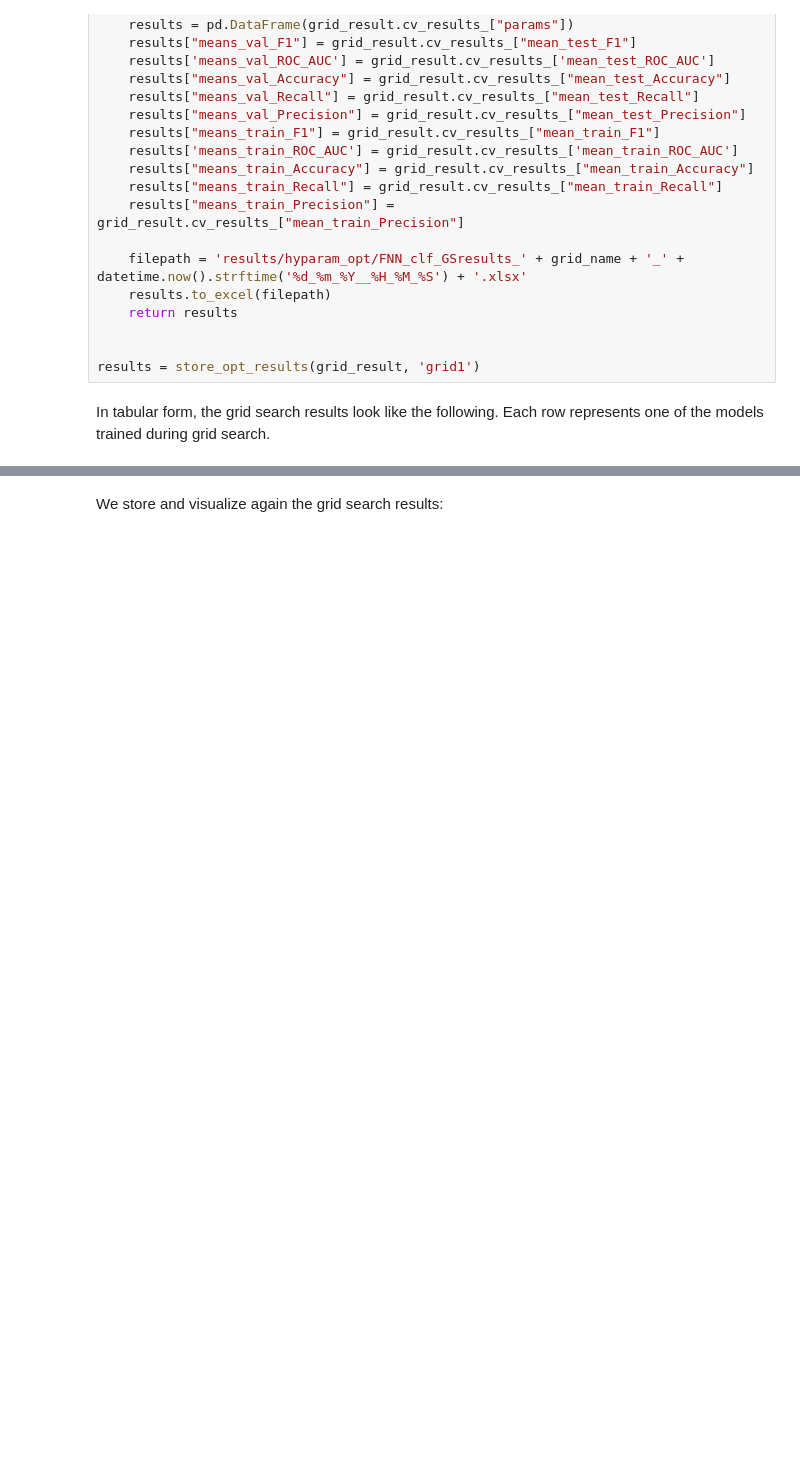
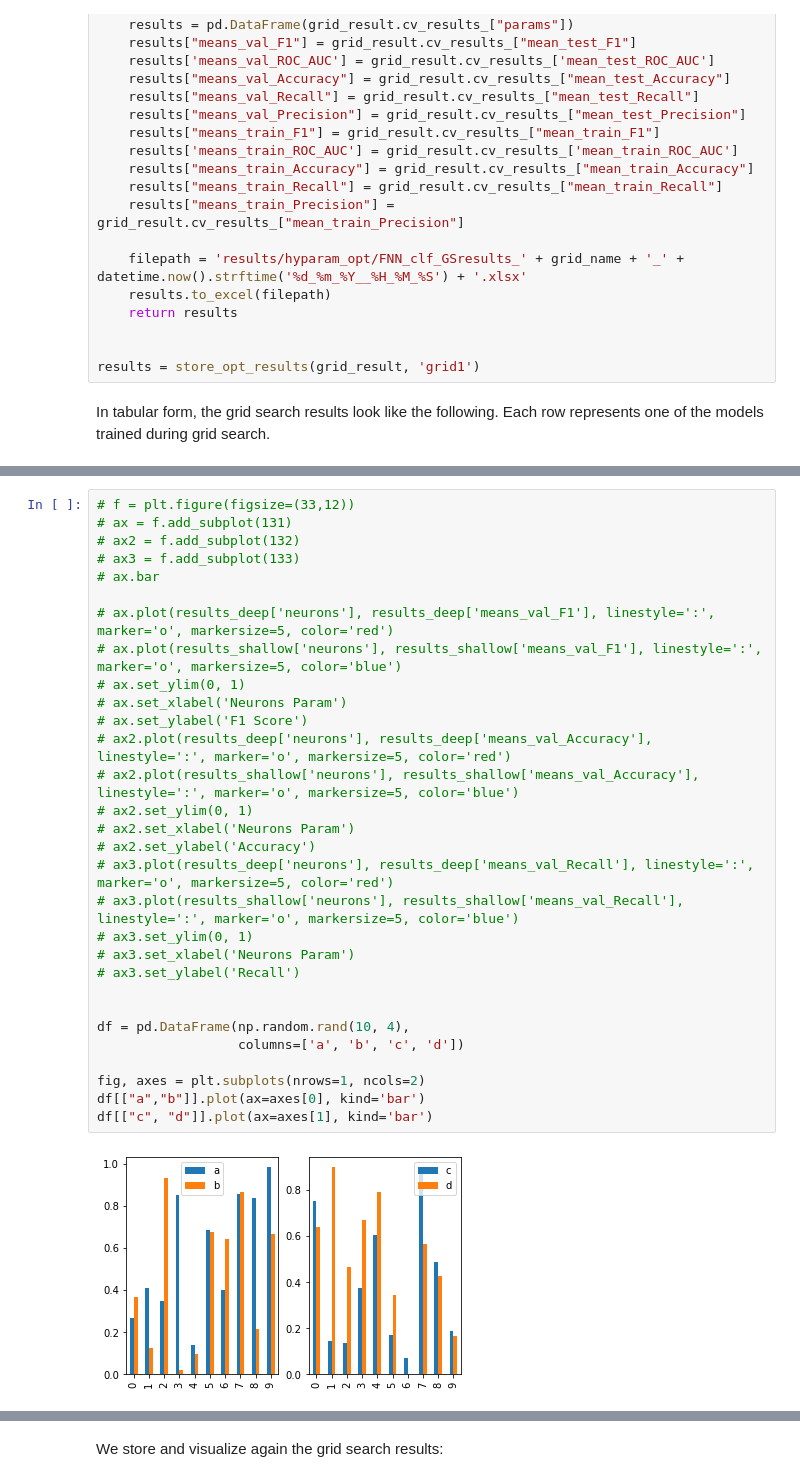
Before and after one commit to marc-feldmann/CustomerChurnPrediction, a Jupyter notebook: report.ipynb, the cells around one changed output, grey strips where cells are left out. Saved outputs shown, nothing was run; the diff lists cells and outputs as text; blank space fills up the shorter version.

```diff
--- a/report.ipynb
+++ b/report.ipynb
@@ -636,0 +688,32 @@ Within this ANN architecture, we move on to grid search 2, optimizing the remain
+# %%
+# f = plt.figure(figsize=(33,12))
+# ax = f.add_subplot(131)
+# ax2 = f.add_subplot(132)
+# ax3 = f.add_subplot(133)
+# ax.bar
+
+# ax.plot(results_deep['neurons'], results_deep['means_val_F1'], linestyle=':', marker='o', markersize=5, color='red')
+# ax.plot(results_shallow['neurons'], results_shallow['means_val_F1'], linestyle=':', marker='o', markersize=5, color='blue')
+# ax.set_ylim(0, 1)
+# ax.set_xlabel('Neurons Param')
+# ax.set_ylabel('F1 Score')
+# ax2.plot(results_deep['neurons'], results_deep['means_val_Accuracy'], linestyle=':', marker='o', markersize=5, color='red')
+# ax2.plot(results_shallow['neurons'], results_shallow['means_val_Accuracy'], linestyle=':', marker='o', markersize=5, color='blue')
+# ax2.set_ylim(0, 1)
+# ax2.set_xlabel('Neurons Param')
+# ax2.set_ylabel('Accuracy')
+# ax3.plot(results_deep['neurons'], results_deep['means_val_Recall'], linestyle=':', marker='o', markersize=5, color='red')
+# ax3.plot(results_shallow['neurons'], results_shallow['means_val_Recall'], linestyle=':', marker='o', markersize=5, color='blue')
+# ax3.set_ylim(0, 1)
+# ax3.set_xlabel('Neurons Param')
+# ax3.set_ylabel('Recall')
+
+
+df = pd.DataFrame(np.random.rand(10, 4),
+                  columns=['a', 'b', 'c', 'd'])
+
+fig, axes = plt.subplots(nrows=1, ncols=2)
+df[["a","b"]].plot(ax=axes[0], kind='bar')
+df[["c", "d"]].plot(ax=axes[1], kind='bar')
+# %% [output]
+[figure, added]
```
Also changed, not shown: parts of 21 cells of this notebook.
